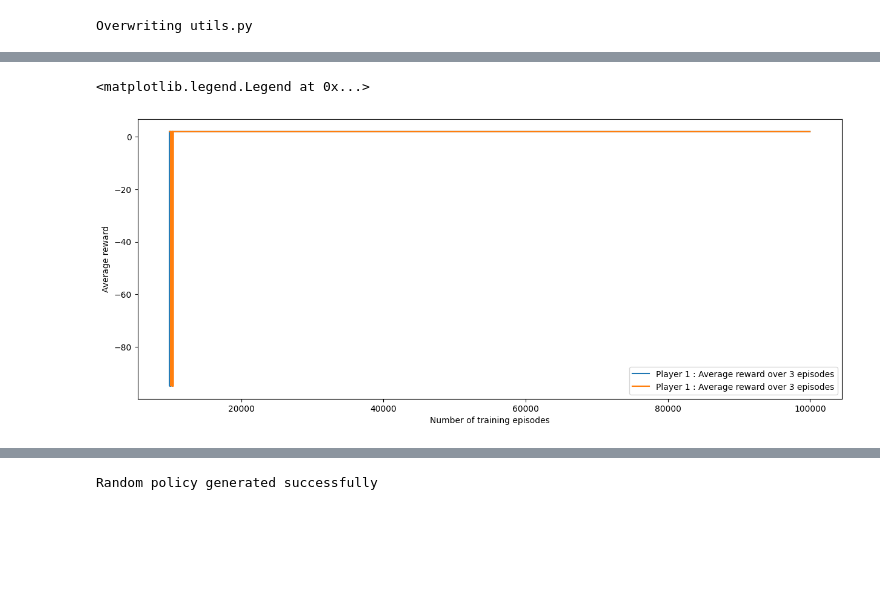
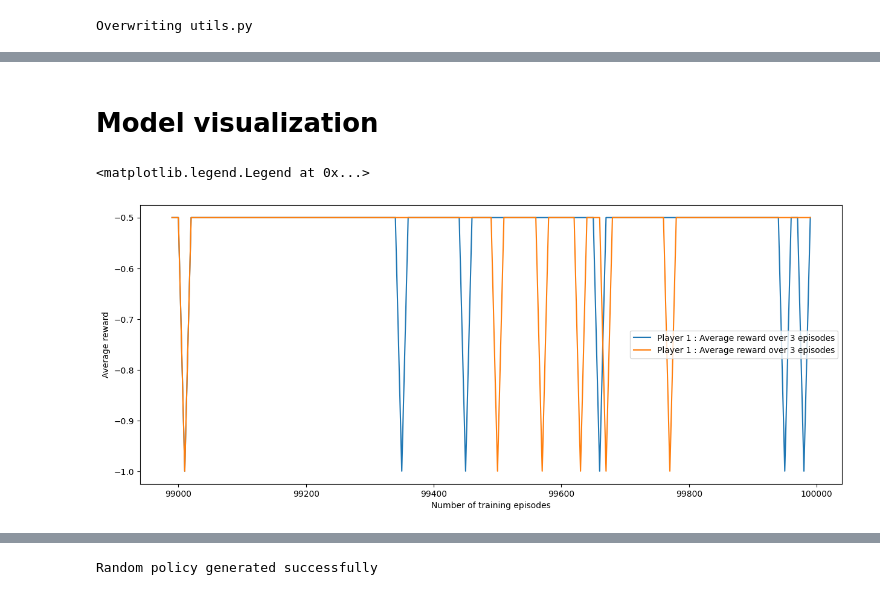
Before and after one commit to aheritianad/kivy-tictactoe, a Jupyter notebook: back/Q-learning_model.ipynb, the cells around one changed output, grey strips where cells are left out. Drawn from its saved outputs; the diff is of its cells as text; code cells hidden in the pictures; blank space fills up the shorter version.

```diff
--- a/back/Q-learning_model.ipynb
+++ b/back/Q-learning_model.ipynb
@@ -118,0 +238,4 @@ from tqdm import tqdm
+# %%
+gamma=.999 # @param horizon
+learning_rate=0.00001 # @param exploitation
+epsilon= 1 # @param exploration
@@ -119,33 +251,31 @@ from tqdm import tqdm
 # %%
+print("Generating TicTacToe environment...")
 environment = TicTacToe()
-player1 = Player(environment.num_actions, gamma=1, learning_rate=0.0001, epsilon= .9)
-player2 = Player(environment.num_actions, gamma=1, learning_rate=0.0001, epsilon= .9)
+print()
+print("Generating Player1 agent...")
+player1 = Player(environment.num_actions, gamma=gamma, learning_rate=learning_rate, epsilon= epsilon)
+print("Generating Player2 agent...")
+player2 = Player(environment.num_actions, gamma=gamma, learning_rate=learning_rate, epsilon= epsilon)
 
-num_episodes = 100000
-eval_every_N = 10
-num_eval_episodes = 3
-
-max_step = 100
-
+print()
+print("-"*10, "BEGIN TRAINING", "-"*10)
 all_rewards = []
 episodes = []
 winners = []
-# print(f"Episode number:\t| Average reward on {num_eval_episodes} eval episodes")
-# print("------------------------------------------------------")
+print("\nYou can choose to stop training at any time by interrupting.")
 try:
     for episode in tqdm(range(num_episodes)):
-        run_episode(player1, player2, environment, eval=False, max_step = max_step)
+        run_episode_agent_vs_agent(player1, player2, environment, eval=False, max_step = max_step)
 
         if episode % eval_every_N == 0:
             rewards_list = []
             winners_list = [0,0,0]
             for _ in range(num_eval_episodes):
-                rewards, winner =run_episode(player1, player2, environment, eval=True, max_step = max_step)
+                rewards, winner =run_episode_agent_vs_agent(player1, player2, environment, eval=True, max_step = max_step)
                 rewards_list.append(rewards)
                 winners_list[winner] += 1
             rewards = np.mean(rewards_list, axis=-1)
             winners.append(winners_list.copy())
-            # print(f"\t{episode}\t|\t{rewards[0]:.2f} vs {rewards[1]:.2f}")
             all_rewards.append(rewards)
             episodes.append(episode)
 except KeyboardInterrupt:
@@ -154,5 +284,5 @@ except KeyboardInterrupt:
 all_rewards = np.array(all_rewards).T
 winners = np.array(winners).T
 
-print("The highest index is ", len(episodes)-1)
+print("-"*10, "END TRAINING", "-"*10)
 # %% [output]
@@ -160,14 +298,16 @@ The highest index is  9999
+# %% [markdown]
+# Model visualization
 # %%
-from_index = 990
+from_index = len(episodes)-1-100
 plt.figure(figsize=(15, 6))
 plt.xlabel('Number of training episodes')
 plt.ylabel('Average reward')
 plt.plot(episodes[from_index:], all_rewards[0][from_index:], label=f"Player 1 : Average reward over {num_eval_episodes} episodes")
 plt.plot(episodes[from_index:], all_rewards[1][from_index:], label=f"Player 1 : Average reward over {num_eval_episodes} episodes")
 plt.legend()
 # %% [output]
 <matplotlib.legend.Legend at 0x...>
-[figure, old version]
+[figure, new version]
 # %%
 end_index = -1
 plt.figure(figsize=(15, 6))
```
Also changed, not shown: parts of 17 cells of this notebook, 3 other files.
